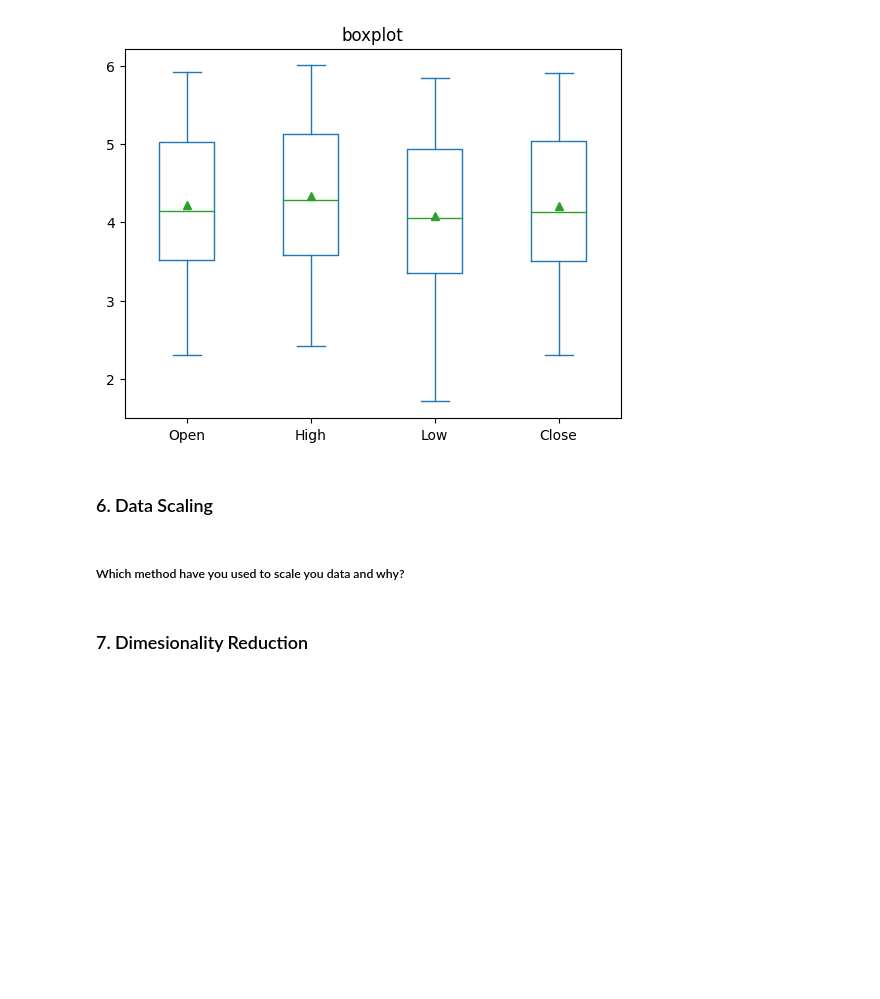
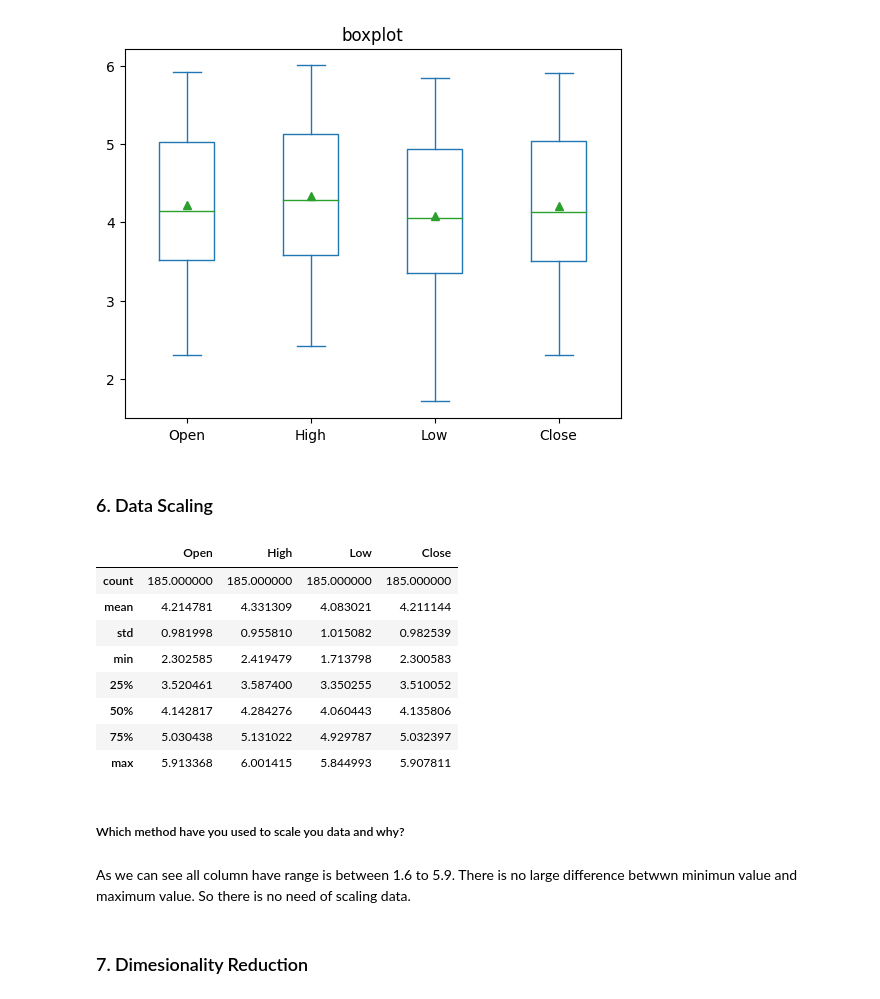
Before and after one commit to priyarane879/Yes_Bank_Stock_Prediction, a Jupyter notebook: Priya_Naik_Yes_bank_stock_prediction.ipynb, the cells around one changed output. Saved outputs shown, nothing was run; the diff lists cells and outputs as text; code cells hidden in the pictures; blank space fills up the shorter version.

```diff
--- a/Priya_Naik_Yes_bank_stock_prediction.ipynb
+++ b/Priya_Naik_Yes_bank_stock_prediction.ipynb
@@ -883,8 +916,21 @@ plt.show()
 ### 6. Data Scaling
 # %%
 # Scaling your data
+dataset_yes_bank.describe()
+# %% [output]
+|  | Open | High | Low | Close |
+| count | 185.000000 | 185.000000 | 185.000000 | 185.000000 |
+| mean | 4.214781 | 4.331309 | 4.083021 | 4.211144 |
+| std | 0.981998 | 0.955810 | 1.015082 | 0.982539 |
+| min | 2.302585 | 2.419479 | 1.713798 | 2.300583 |
+| 25% | 3.520461 | 3.587400 | 3.350255 | 3.510052 |
+| 50% | 4.142817 | 4.284276 | 4.060443 | 4.135806 |
+| 75% | 5.030438 | 5.131022 | 4.929787 | 5.032397 |
+| max | 5.913368 | 6.001415 | 5.844993 | 5.907811 |
 # %% [markdown]
 ##### Which method have you used to scale you data and why?
+# %% [markdown]
+As we can see all column have range is between 1.6 to 5.9. There is no large difference betwwn minimun value and maximum value. So there is no need of scaling data.
 # %% [markdown]
 ### 7. Dimesionality Reduction
 # %% [markdown]
```
Also changed, not shown: parts of 24 cells of this notebook.
